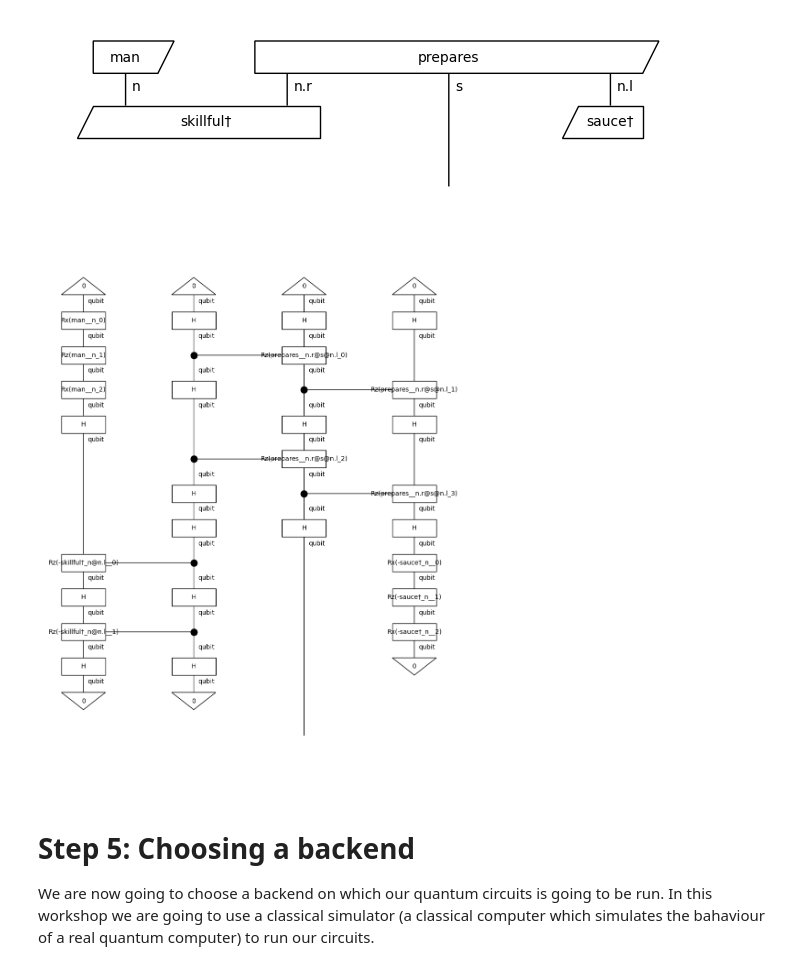
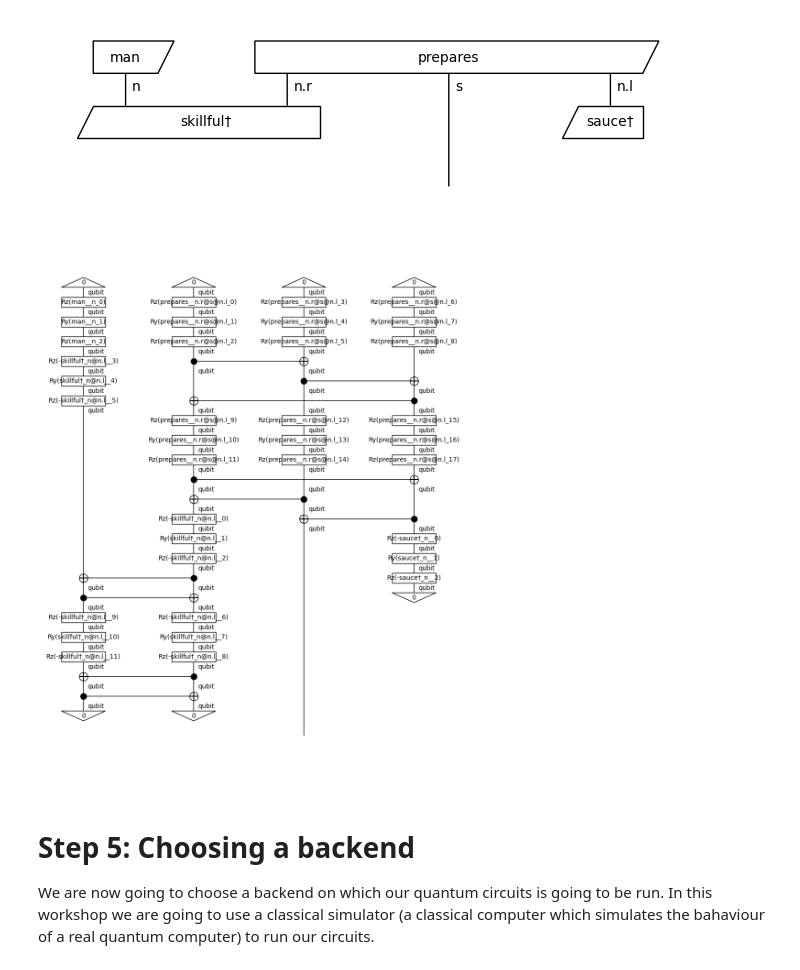
Before and after one commit to blue-research/qlang, a Jupyter notebook: algo_circuit.ipynb, the cells around one changed output. Drawn from its saved outputs; the diff is of its cells as text; code cells hidden in the pictures.

Commit message:
finish circuit ansatz algorithm

```diff
--- a/algo_circuit.ipynb
+++ b/algo_circuit.ipynb
@@ -97,23 +97,22 @@ After removing cups
 # %%
 from lambeq import AtomicType, IQPAnsatz, MPSAnsatz, Sim14Ansatz, Sim15Ansatz, SpiderAnsatz, StronglyEntanglingAnsatz, Symbol, TensorAnsatz
 from lambeq.backend.tensor import Dim
 
-ansatz = IQPAnsatz({AtomicType.NOUN: 1, AtomicType.SENTENCE: 1},
-                   n_layers=2, n_single_qubit_params=3)
-# ansatz = StronglyEntanglingAnsatz({AtomicType.NOUN: 1, AtomicType.SENTENCE: 1}, n_layers=2, n_single_qubit_params=3)
-# ansatz = SpiderAnsatz({AtomicType.NOUN: Dim(2), AtomicType.SENTENCE: Dim(2)})
+# ansatz = IQPAnsatz({AtomicType.NOUN: 1, AtomicType.SENTENCE: 1},
+#                    n_layers=2, n_single_qubit_params=3)
+ansatz = StronglyEntanglingAnsatz({AtomicType.NOUN: 1, AtomicType.SENTENCE: 1}, n_layers=2, n_single_qubit_params=3)
 # ansatz = Sim14Ansatz({AtomicType.NOUN: 1, AtomicType.SENTENCE: 1},
 #                    n_layers=2, n_single_qubit_params=3)
 # ansatz = Sim15Ansatz({AtomicType.NOUN: 1, AtomicType.SENTENCE: 1},
 #                    n_layers=2, n_single_qubit_params=3)
 
 train_circuits = [ansatz(diagram) for diagram in train_diagrams]
 dev_circuits =  [ansatz(diagram) for diagram in dev_diagrams]
 test_circuits = [ansatz(diagram) for diagram in test_diagrams]
 
 train_circuits[0].draw(figsize=(9, 12))
 # %% [output]
-[figure, old version]
+[figure, new version]
 # %% [markdown]
 # Step 5: Choosing a backend
 We are now going to choose a backend on which our quantum circuits is going to be run. In this workshop we are going to use a classical simulator (a classical computer which simulates the bahaviour of a real quantum computer) to run our circuits.
```
Also changed, not shown: parts of 4 cells of this notebook.
